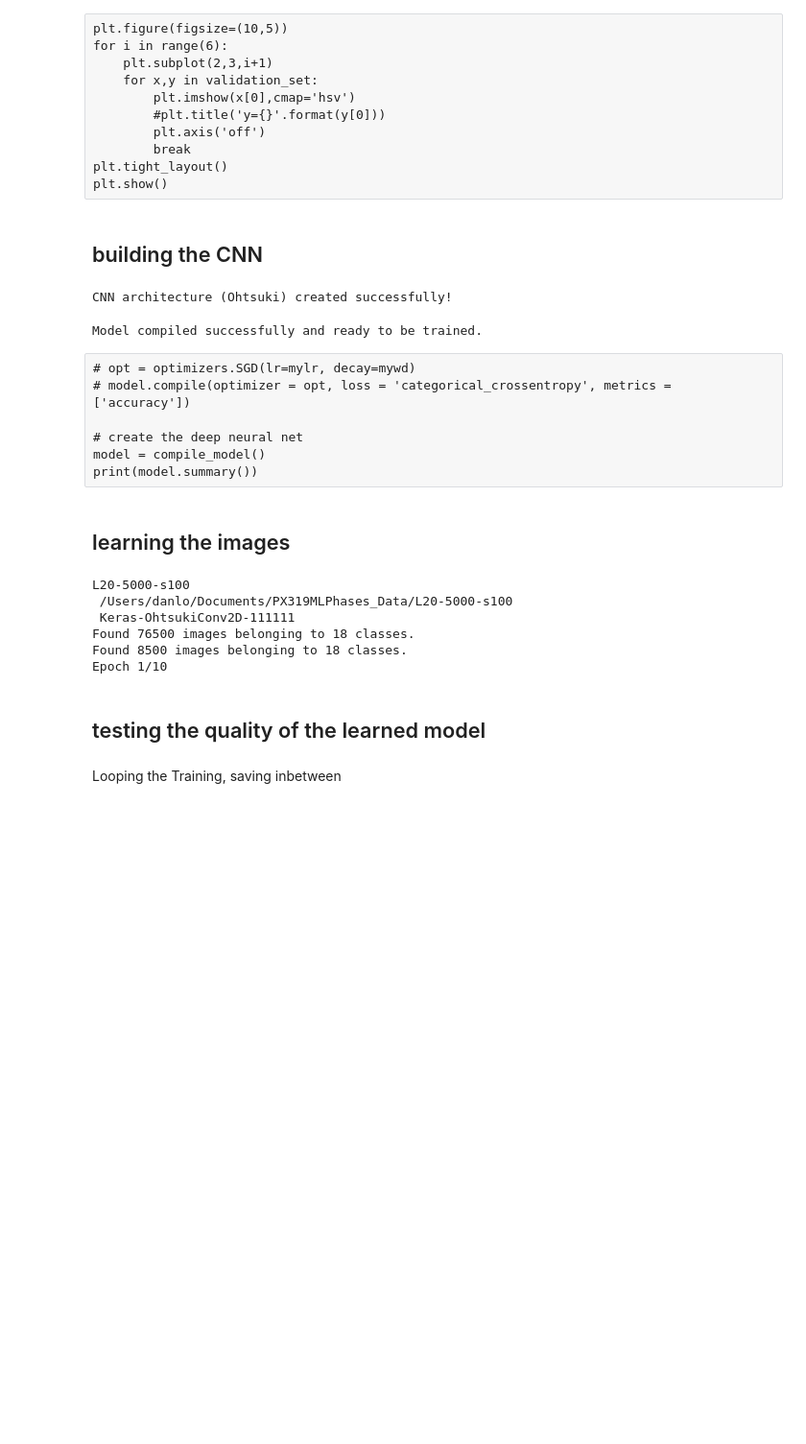
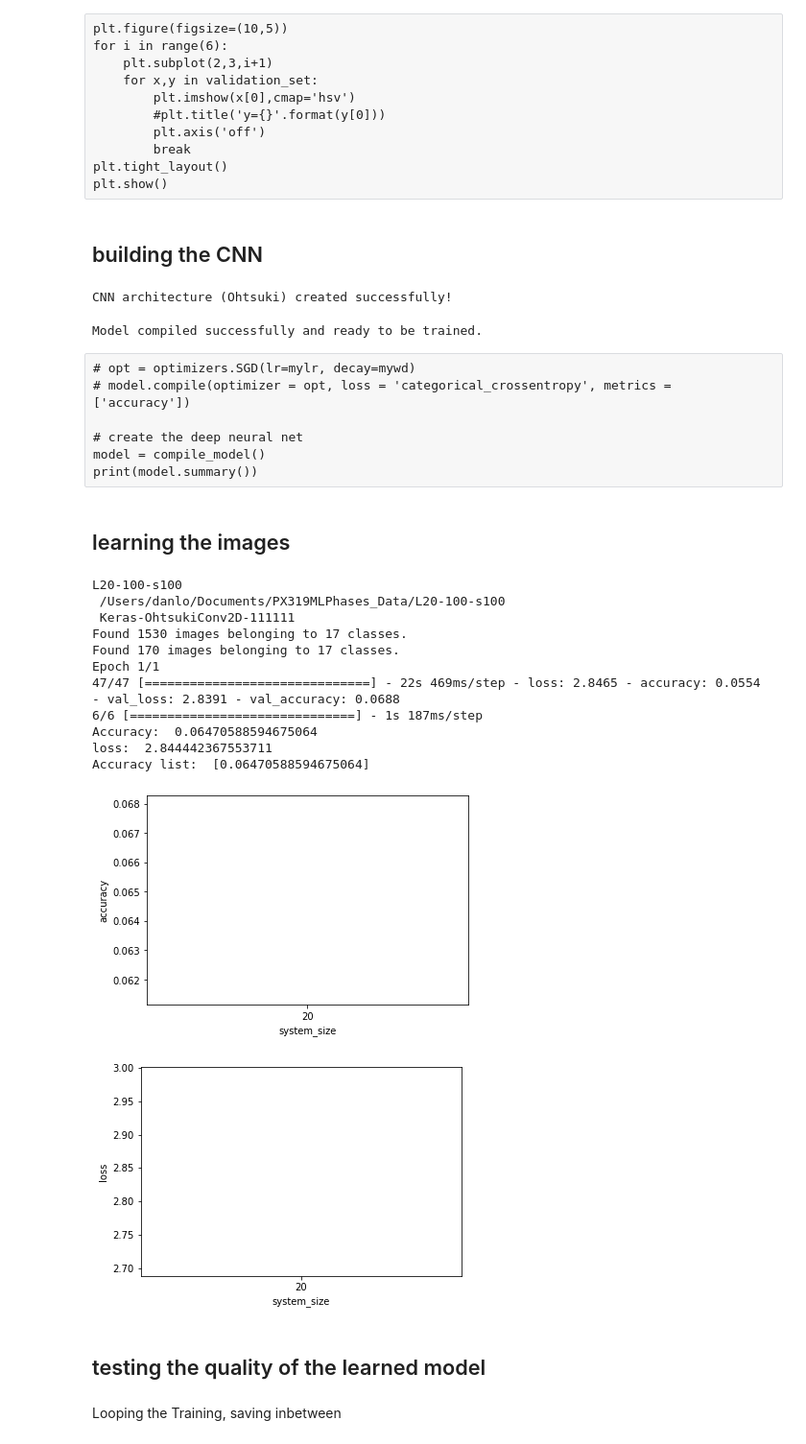
Before and after one commit to XateroX/MachineLearning-Anderson, a Jupyter notebook: src/AM-Train-Keras-OhtsukiCNN-template.ipynb, the cells around one changed output. Shown at 96% size. Saved outputs shown, nothing was run; the diff lists cells and outputs as text; code cells hidden in the pictures; blank space fills up the shorter version.

```diff
--- a/src/AM-Train-Keras-OhtsukiCNN-template.ipynb
+++ b/src/AM-Train-Keras-OhtsukiCNN-template.ipynb
@@ -10,8 +10,8 @@ img_sizeX= 200
 img_sizeY= img_sizeX
 
 validation_split= 0.1
-batch_size= 64
-myepochs= 10
+batch_size= 32
+myepochs= 1
 mylr= 0.011
 mywd= 1e-6
 
@@ -24,6 +24,7 @@ dataname="L50-5000-s100"
 
 datapath = '/Users/danlo/Documents/PX319MLPhases_Data/' + dataname
 homepath = '/Users/danlo/Documents/PX319MLPhases_Data/'
+devhomepath = '/Users/danlo/Documents/PX319MLPhases/'
 
 methodformat="Keras-OhtsukiConv2D-{0}"
 method=methodformat.format(myseed)
@@ -249,14 +250,19 @@ print(model.summary())
 # train DNN and store training info in history
 #sys_size_list = [20,30,40,50];
 #for (sys_size in sys_size_list):
+
+#myepochs = 1
+
 from keras.preprocessing.image import ImageDataGenerator
 
 sys_scores = []
 sys_loss   = []
-sys_sizes = ['20','30','40','50']
+sys_sizes = ['20']#,'30','40','50']
+
+nsam_res = "-100-s100"
 
 for sys_size in sys_sizes:
-    dataname="L"+sys_size+"-5000-s100"
+    dataname="L" + sys_size + nsam_res
     datapath = '/Users/danlo/Documents/PX319MLPhases_Data/' + dataname
     homepath = '/Users/danlo/Documents/PX319MLPhases_Data/'
 
@@ -291,39 +297,48 @@ for sys_size in sys_sizes:
     model = compile_model()
     #print(model.summary())
 
         #Train the CNN
     history = model.fit_generator(training_set,
                          steps_per_epoch = training_set.samples // batch_size,
                          epochs = myepochs,
                          validation_data = validation_set,
                          validation_steps = validation_set.samples // batch_size)
 
     score = model.evaluate(validation_set, verbose=1)
     sys_scores.append(score[1])
     sys_loss.append(score[0])
     print("Accuracy: ", score[1])
     print("loss: ", score[0])
     model.save(modelpath)
 
 print("Accuracy list: ", sys_scores)
 fig=plt.figure()
 plt.plot(sys_sizes, sys_scores)
 plt.ylabel('accuracy')
 plt.xlabel('system_size')
 plt.show()
+fig.savefig(devhomepath + 'MachineLearning-Anderson/src/plots/performance_metrics/' + 'sys_size_val_accuracy-' + 'e' + str(myepochs) + '-' + nsam_res + '-' + 'seed_' + str(myseed) + '.png')
 
 fig=plt.figure()
-plt.plot(sys_size, sys_loss)
+plt.plot(sys_sizes, sys_loss)
 plt.ylabel('loss')
 plt.xlabel('system_size')
 plt.show()
+fig.savefig(devhomepath + 'MachineLearning-Anderson/src/plots/performance_metrics/' + 'sys_size_loss-' + 'e' + str(myepochs) + '-' + nsam_res + '-' + 'seed_' + str(myseed) + '.png')
 # %% [output]
-L20-5000-s100
- /Users/danlo/Documents/PX319MLPhases_Data/L20-5000-s100
+L20-100-s100
+ /Users/danlo/Documents/PX319MLPhases_Data/L20-100-s100
  Keras-OhtsukiConv2D-111111
-Found 76500 images belonging to 18 classes.
-Found 8500 images belonging to 18 classes.
-Epoch 1/10
+Found 1530 images belonging to 17 classes.
+Found 170 images belonging to 17 classes.
+Epoch 1/1
+47/47 [==============================] - 22s 469ms/step - loss: 2.8465 - accuracy: 0.0554 - val_loss: 2.8391 - val_accuracy: 0.0688
+6/6 [==============================] - 1s 187ms/step
+Accuracy:  0.06470588594675064
+loss:  2.844442367553711
+Accuracy list:  [0.06470588594675064]
+[figure, added]
+[figure, added]
 # %%
 # tf.keras.models.save_model(history,'Anderson_Ohtsuki_model_L20_500_keras_SGD_0_01_good_input_size.h5')
 model.save(modelpath)
```
Also changed, not shown: parts of 4 cells of this notebook, 7 other files.
